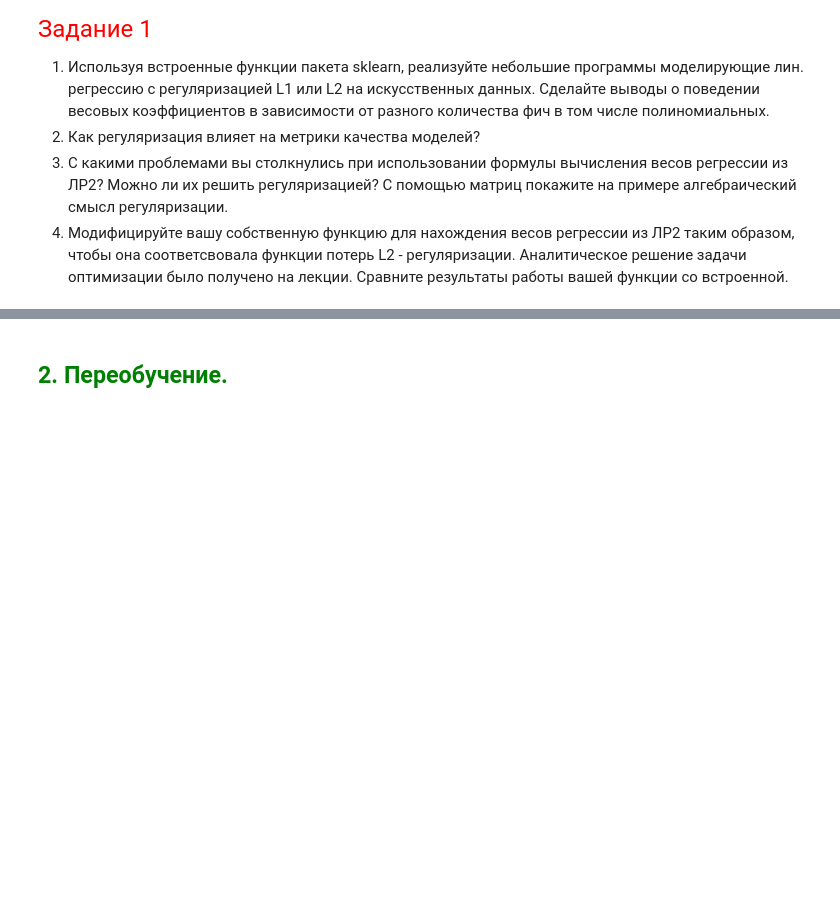
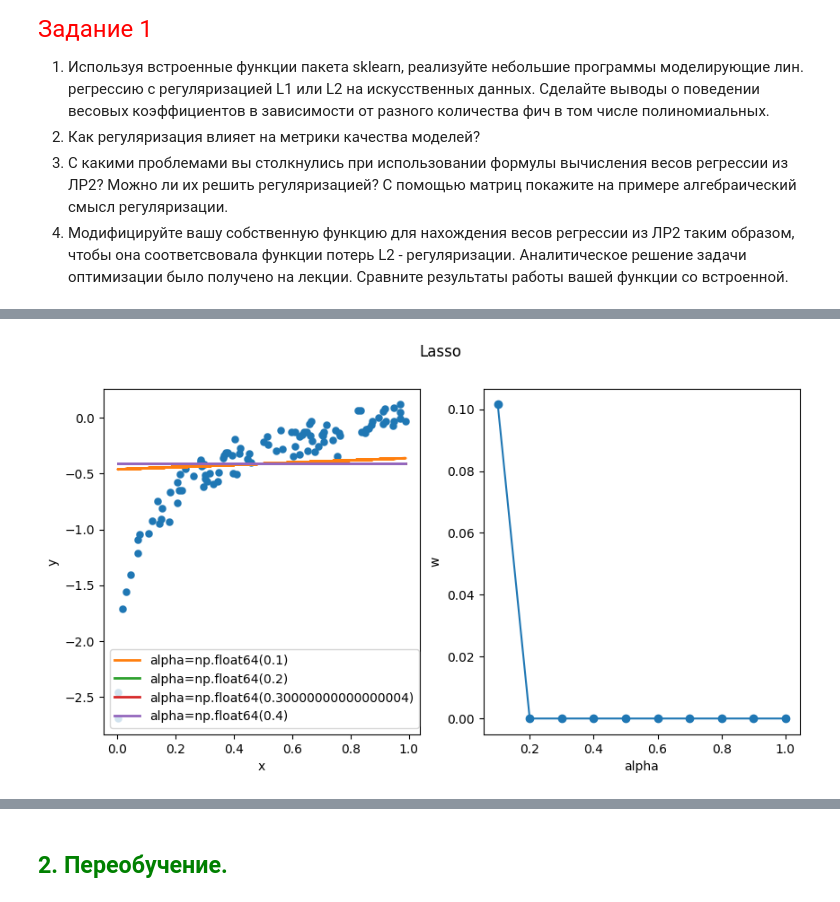
Before and after one commit to Dragoh54/MachineLearning-Labs, a Jupyter notebook: lab3/2024_ML_LR3_MACS.ipynb, the cells around one changed output, grey strips where cells are left out. Cells and saved outputs as stored; diff of their text form; code cells hidden in the pictures; blank space fills up the shorter version.

```diff
--- a/lab3/2024_ML_LR3_MACS.ipynb
+++ b/lab3/2024_ML_LR3_MACS.ipynb
@@ -42,0 +72,34 @@ from sklearn.linear_model import Lasso
+# %%
+x, y = generete_1d_data(N)
+
+alphas = np.arange(0.1, 1.1, 0.1)
+weights = []
+y_preds = []
+
+for alpha in alphas:
+    model = Lasso(alpha=alpha, random_state=RANDOM_STATE)
+    model.fit(x[:,np.newaxis], y)
+    y_preds.append(model.predict(x[:,np.newaxis]))
+    weights.append(model.coef_)
+
+fig, (ax1, ax2) = plt.subplots(1, 2, figsize=(10, 5))
+fig.suptitle('Lasso')
+
+ax1.scatter(x, y, linewidths=0.1)
+
+colors = ['tab:orange', 'tab:green', 'tab:red', 'tab:purple']
+
+ax1.set_xlabel('x')
+ax1.set_ylabel('y')
+for y_pred, alpha, color in zip(y_preds, alphas, colors):
+    ax1.plot(x, y_pred, linewidth=2, color=color, label=f'{alpha=}')
+ax1.legend()
+
+ax2.set_xlabel('alpha')
+ax2.set_ylabel('w')
+ax2.scatter(alphas, weights)
+ax2.plot(alphas, weights)
+
+plt.show()
+# %% [output]
+[figure, added]
```
Also changed, not shown: parts of 17 cells of this notebook, 2 other files.
